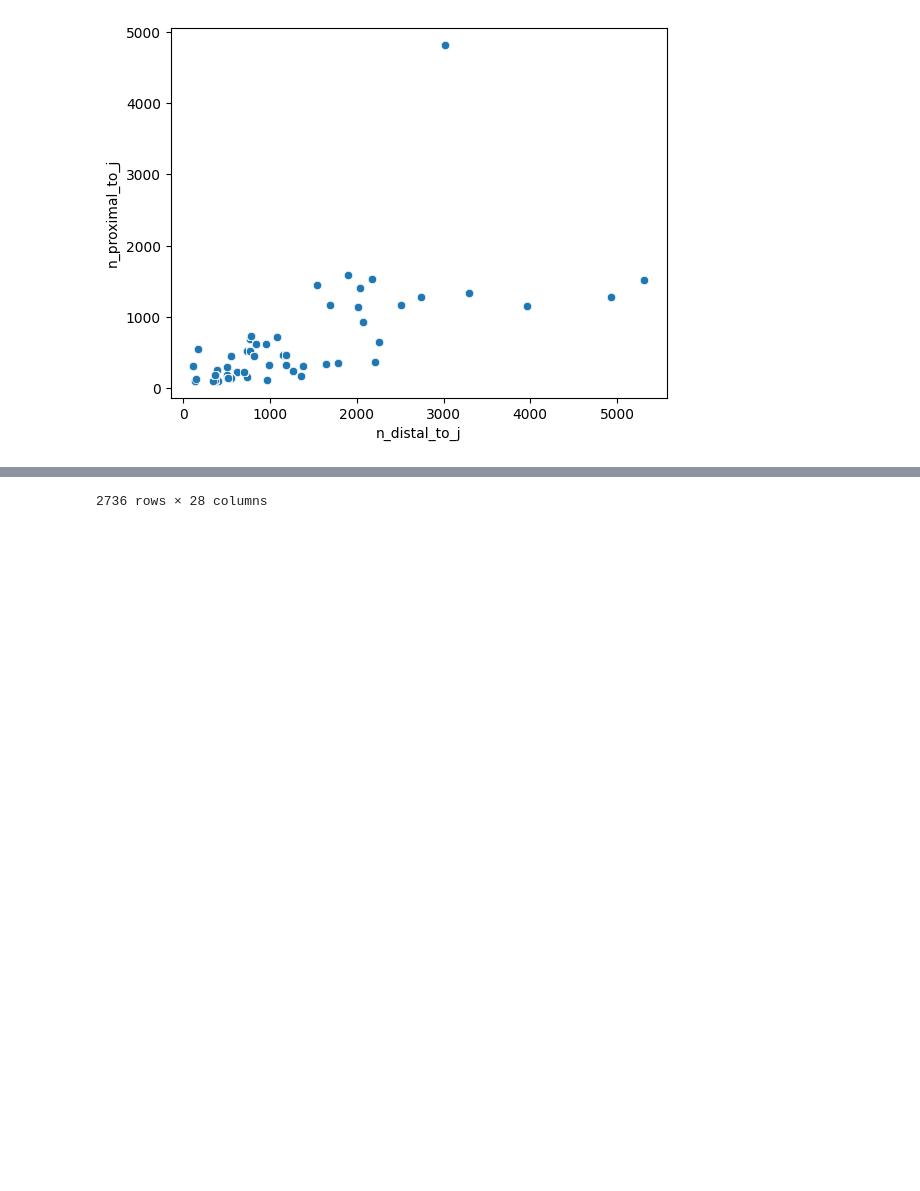
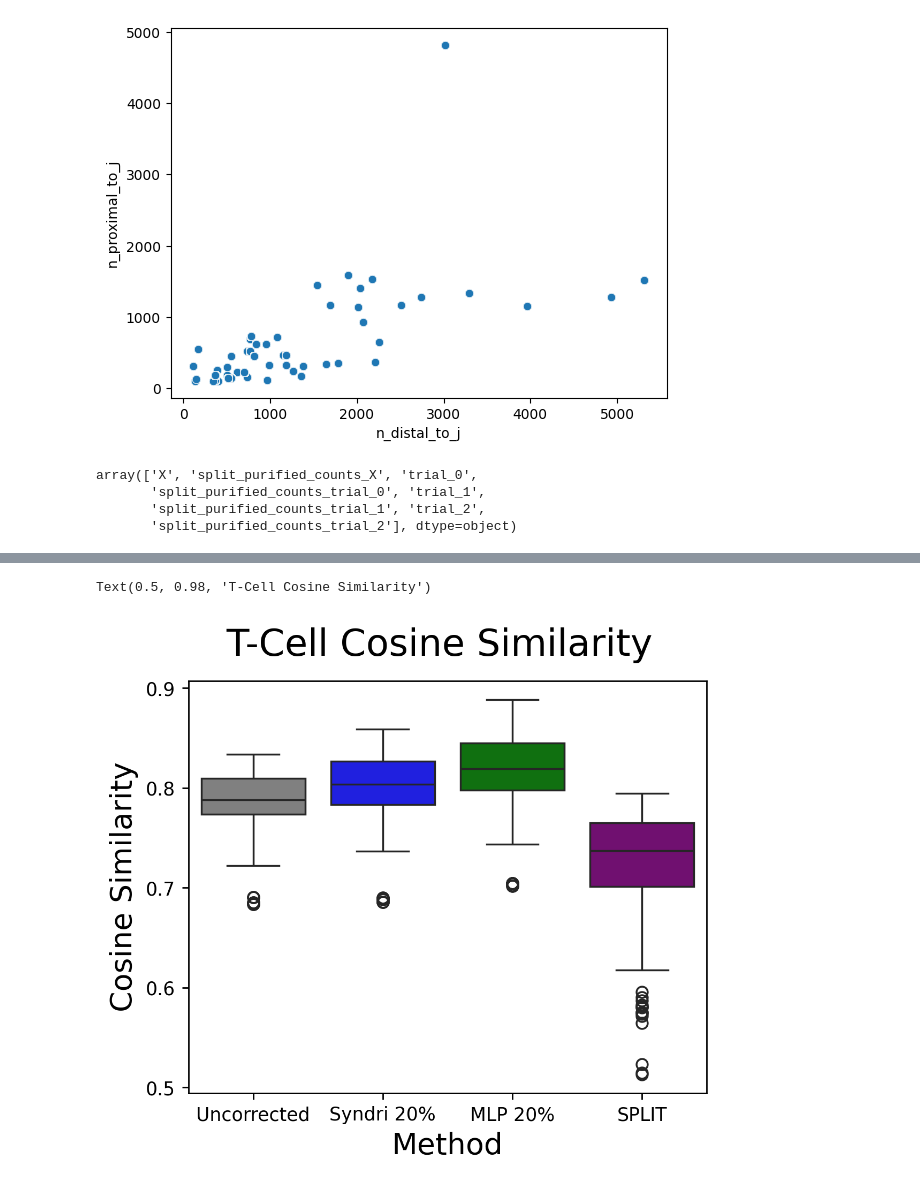
Before and after one commit to gkrieg/Syndri, a Jupyter notebook: eval/NoisyXeniumExperiment_TCellMetrics.ipynb, the cells around one changed output, grey strips where cells are left out. Cells and saved outputs as stored; diff of their text form; code cells hidden in the pictures; blank space fills up the shorter version.

```diff
--- a/eval/NoisyXeniumExperiment_TCellMetrics.ipynb
+++ b/eval/NoisyXeniumExperiment_TCellMetrics.ipynb
@@ -358,6 +375,53 @@ tcell_df = pd.concat([pd.read_csv(f) for f in tcell_files]).reset_index(drop=Tru
 # tcell_df['dropout']= tcell_df['tissue'].apply(lambda x: x.split('_')[-1])
 
 # tcell_df['input_layer'].unique()
+# %%
+tcell_df['counts_layer'].unique()
+# tcell_df[tcell_df['condition']=='uncorrected']['counts_layer'].unique()
+# tcell_df['reference_cell_type'].unique()
+# %% [output]
+array(['X', 'split_purified_counts_X', 'trial_0',
+       'split_purified_counts_trial_0', 'trial_1',
+       'split_purified_counts_trial_1', 'trial_2',
+       'split_purified_counts_trial_2'], dtype=object)
 # %%
 tcell_df
+
+import matplotlib.pyplot as plt
+import numpy as np
+import seaborn as sns
+
+plot_df = tcell_df.copy()
+
+conditions=[
+    'uncorrected',
+    'syndri_cleaned_removed_frac_0.2',
+    'mlp_cleaned_removed_frac_0.2',
+    'split',
+]
+
+condition_labels={
+    'uncorrected':'Uncorrected',
+    'syndri_cleaned_removed_frac_0.2':'Syndri 20%',
+    'mlp_cleaned_removed_frac_0.2':"MLP 20%",
+    'split':'SPLIT',
+}
+
+colors = ['gray','blue','green','purple']
+
+
+plot_df = plot_df[(plot_df['condition'].isin(conditions))&
+                  (plot_df['dropout_fraction']==0.01)]
+                #   (plot_df['reference_cell_type']=='cytotoxic')]
+plot_df['condition_label'] = plot_df['condition'].map(condition_labels)
+fig,ax= plt.subplots(figsize=(5,4),dpi=250)
+ax=sns.boxplot(data=plot_df, x='condition_label',y='cosine_similarity',hue='condition_label',palette=colors,ax=ax)
+# ax=sns.stripplot(data=plot_df, x='dropout_fraction',y='cosine_similarity',hue='condition_label',color='black',alpha=0.5,ax=ax,dodge=True)
+# ax=sns.lineplot(data=plot_df, x='dropout_fraction',y='cosine_similarity',hue='condition_label',style='reference_cell_type',palette='tab10',ax=ax)
+
+# ax.legend(bbox_to_anchor=(1.0,0.95))
+ax.set_xlabel('Method',fontsize=16)
+ax.set_ylabel('Cosine Similarity',fontsize=16)
+ax.set_yticks(np.arange(0.5,0.91,0.1))
+fig.suptitle('T-Cell Cosine Similarity',fontsize=20)
 # %% [output]
@@ -376 +428,2 @@ tcell_df
-2736 rows × 28 columns
+Text(0.5, 0.98, 'T-Cell Cosine Similarity')
+[figure, added]
```
Also changed, not shown: parts of 7 cells of this notebook, 12 other files.
